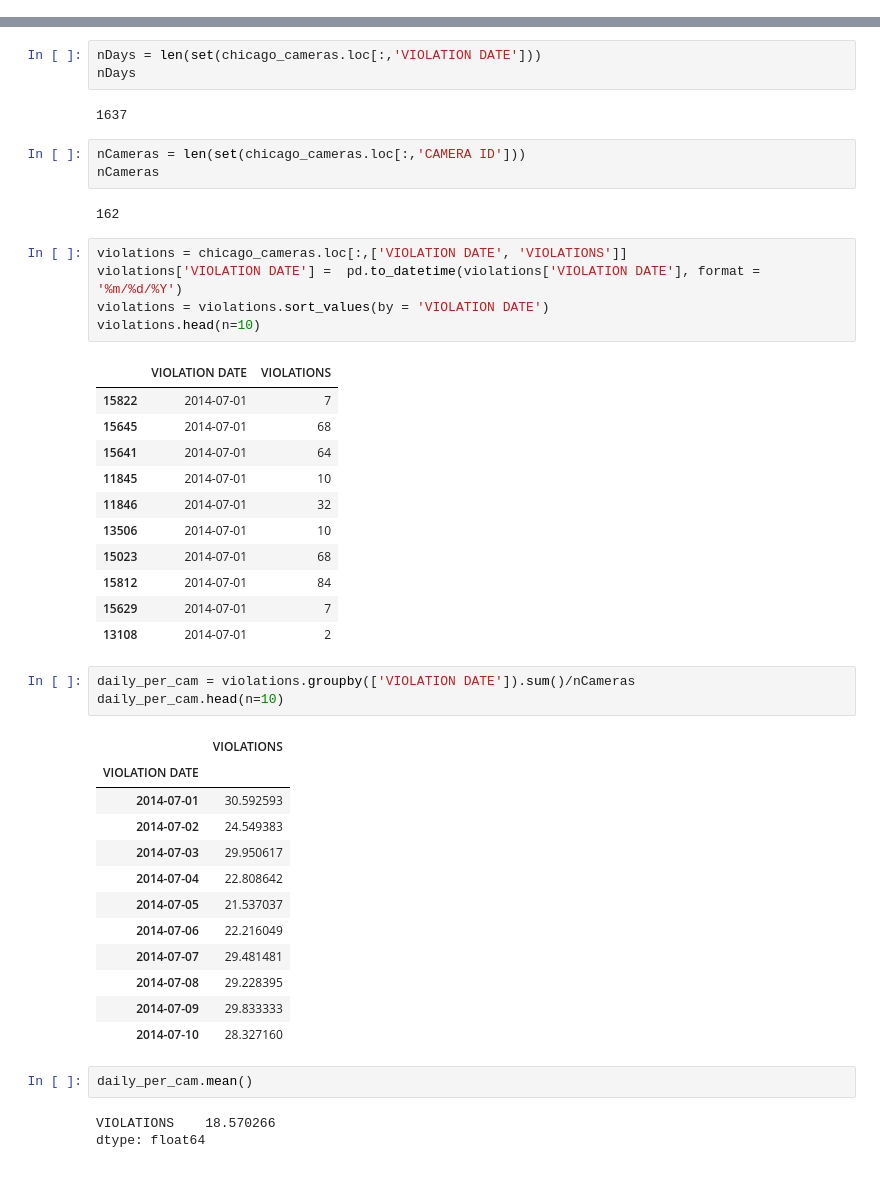
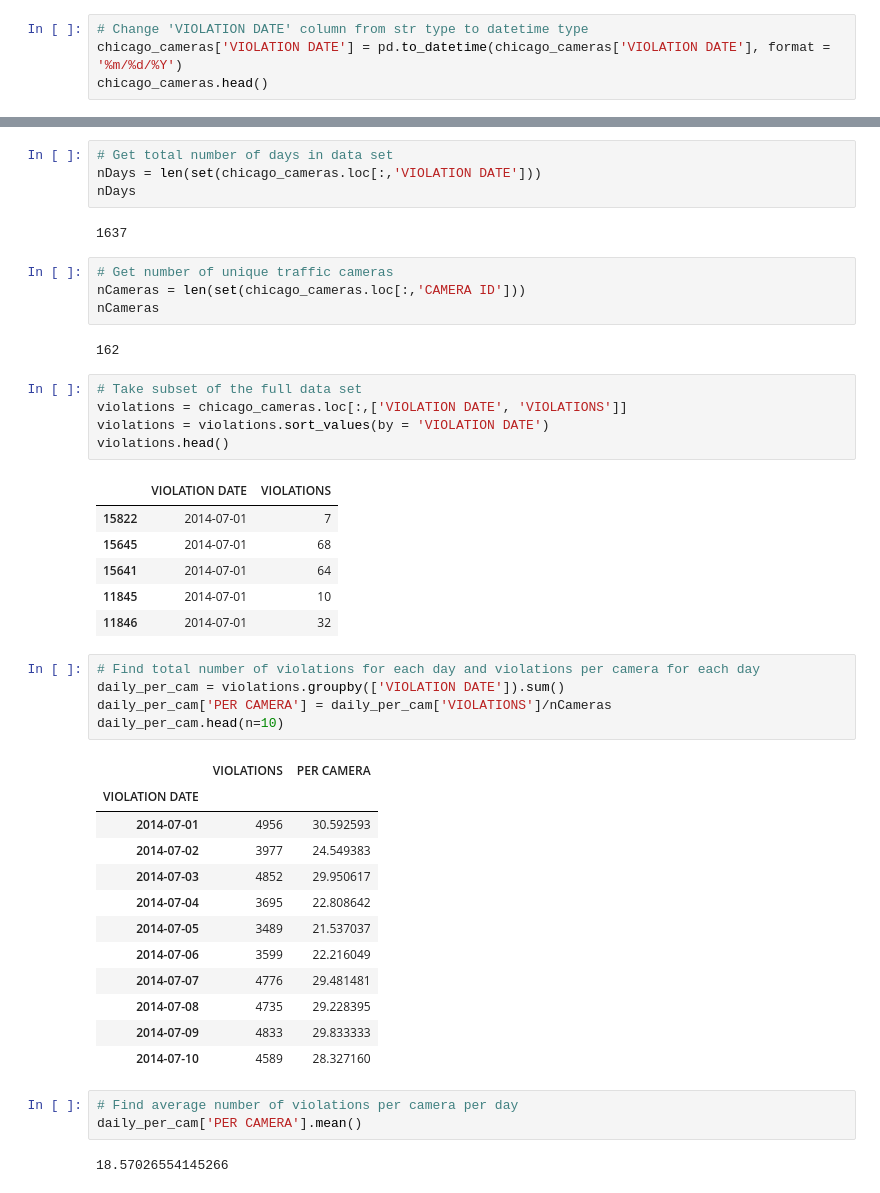
Before and after one commit to jlehnersd/chicagovehicles, a Jupyter notebook: assessment.ipynb, the cells around one changed output, grey strips where cells are left out. Drawn from its saved outputs; the diff is of its cells as text.

```diff
--- a/assessment.ipynb
+++ b/assessment.ipynb
@@ -26,0 +20,4 @@ chicago_cameras.shape
+# %%
+# Change 'VIOLATION DATE' column from str type to datetime type
+chicago_cameras['VIOLATION DATE'] = pd.to_datetime(chicago_cameras['VIOLATION DATE'], format = '%m/%d/%Y')
+chicago_cameras.head()
@@ -27,18 +31,20 @@ chicago_cameras.shape
 # %%
+# Get total number of days in data set
 nDays = len(set(chicago_cameras.loc[:,'VIOLATION DATE']))
 nDays
 # %% [output]
 1637
 # %%
+# Get number of unique traffic cameras
 nCameras = len(set(chicago_cameras.loc[:,'CAMERA ID']))
 nCameras
 # %% [output]
 162
 # %%
+# Take subset of the full data set
 violations = chicago_cameras.loc[:,['VIOLATION DATE', 'VIOLATIONS']]
-violations['VIOLATION DATE'] =  pd.to_datetime(violations['VIOLATION DATE'], format = '%m/%d/%Y')
 violations = violations.sort_values(by = 'VIOLATION DATE')
-violations.head(n=10)
+violations.head()
 # %% [output]
 |  | VIOLATION DATE | VIOLATIONS |
 | 15822 | 2014-07-01 | 7 |
@@ -46,30 +52,27 @@ violations.head(n=10)
 | 15641 | 2014-07-01 | 64 |
 | 11845 | 2014-07-01 | 10 |
 | 11846 | 2014-07-01 | 32 |
-| 13506 | 2014-07-01 | 10 |
-| 15023 | 2014-07-01 | 68 |
-| 15812 | 2014-07-01 | 84 |
-| 15629 | 2014-07-01 | 7 |
-| 13108 | 2014-07-01 | 2 |
 # %%
-daily_per_cam = violations.groupby(['VIOLATION DATE']).sum()/nCameras
+# Find total number of violations for each day and violations per camera for each day
+daily_per_cam = violations.groupby(['VIOLATION DATE']).sum()
+daily_per_cam['PER CAMERA'] = daily_per_cam['VIOLATIONS']/nCameras
 daily_per_cam.head(n=10)
 # %% [output]
-|  | VIOLATIONS |
-| VIOLATION DATE |  |
-| 2014-07-01 | 30.592593 |
-| 2014-07-02 | 24.549383 |
-| 2014-07-03 | 29.950617 |
-| 2014-07-04 | 22.808642 |
-| 2014-07-05 | 21.537037 |
-| 2014-07-06 | 22.216049 |
-| 2014-07-07 | 29.481481 |
-| 2014-07-08 | 29.228395 |
-| 2014-07-09 | 29.833333 |
-| 2014-07-10 | 28.327160 |
+|  | VIOLATIONS | PER CAMERA |
+| VIOLATION DATE |  |  |
+| 2014-07-01 | 4956 | 30.592593 |
+| 2014-07-02 | 3977 | 24.549383 |
+| 2014-07-03 | 4852 | 29.950617 |
+| 2014-07-04 | 3695 | 22.808642 |
+| 2014-07-05 | 3489 | 21.537037 |
+| 2014-07-06 | 3599 | 22.216049 |
+| 2014-07-07 | 4776 | 29.481481 |
+| 2014-07-08 | 4735 | 29.228395 |
+| 2014-07-09 | 4833 | 29.833333 |
+| 2014-07-10 | 4589 | 28.327160 |
-# %%
-daily_per_cam.mean()
-# %% [output]
-VIOLATIONS    18.570266
-dtype: float64
+# %%
+# Find average number of violations per camera per day
+daily_per_cam['PER CAMERA'].mean()
+# %% [output]
+18.57026554145266
 # %%
```
Also changed, not shown: parts of 16 cells of this notebook.
